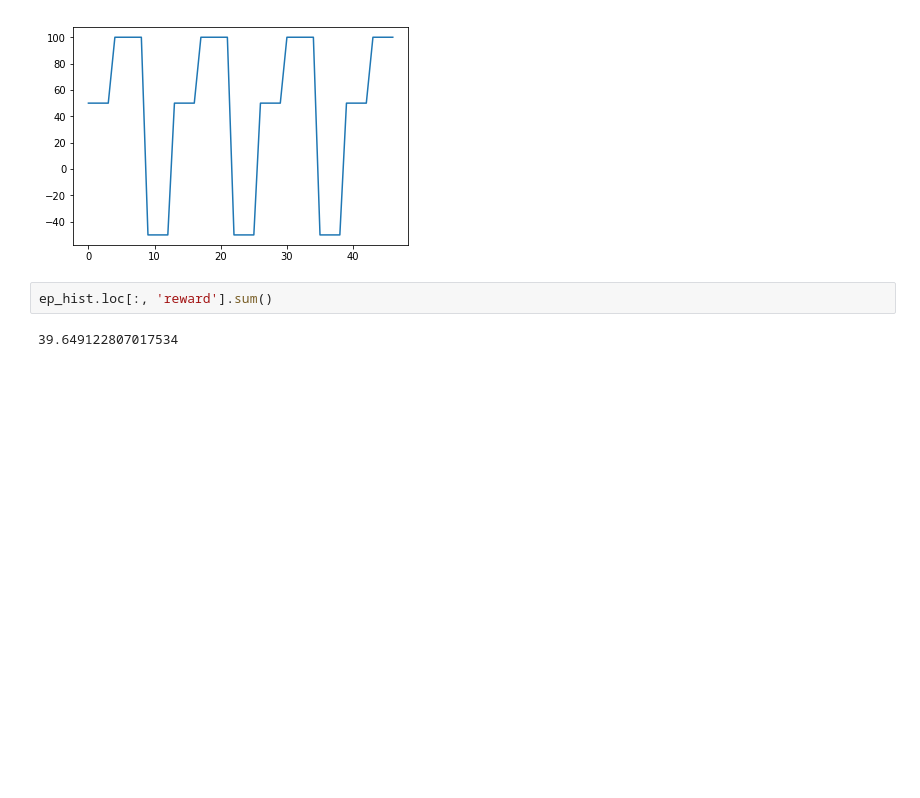
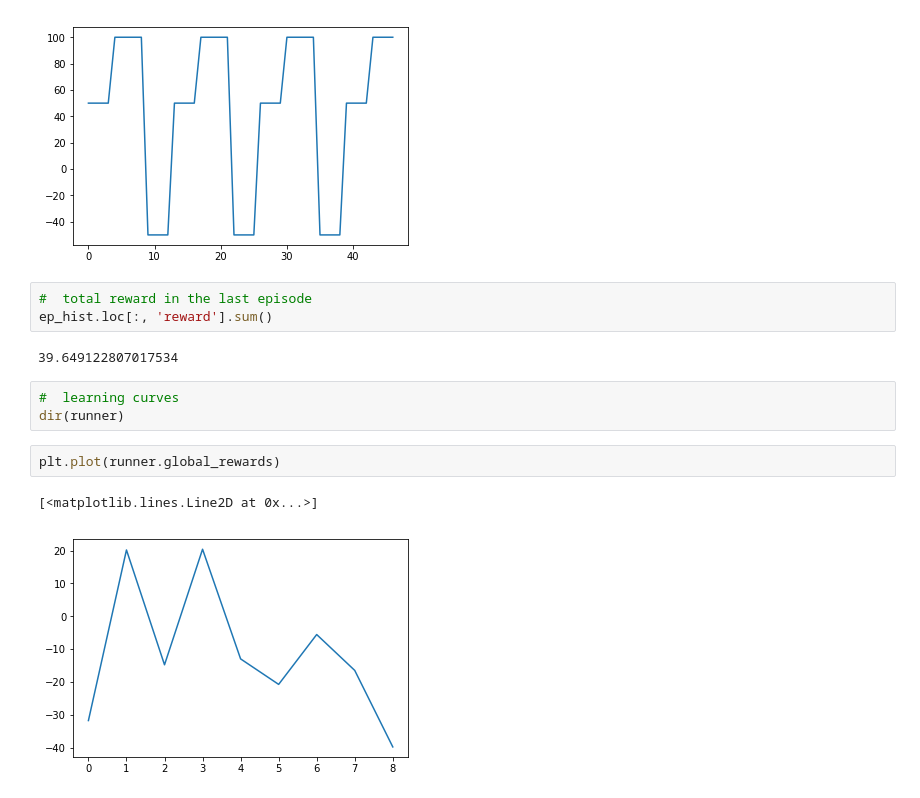
Before and after one commit to ADGEfficiency/energy-py, a Jupyter notebook: notebooks/examples/Q_learning_battery.ipynb, the cells around one changed output. Drawn from its saved outputs; the diff is of its cells as text; blank space fills up the shorter version.

```diff
--- a/notebooks/examples/Q_learning_battery.ipynb
+++ b/notebooks/examples/Q_learning_battery.ipynb
@@ -147,7 +143,16 @@ plt.plot(ep_hist.loc[:, 'electricity_price'])
 # %% [output]
 [<matplotlib.lines.Line2D at 0x...>]
 [figure]
-# %%
-ep_hist.loc[:, 'reward'].sum()
-# %% [output]
-39.649122807017534
+# %%
+#  total reward in the last episode
+ep_hist.loc[:, 'reward'].sum()
+# %% [output]
+39.649122807017534
+# %%
+#  learning curves
+dir(runner)
+# %%
+plt.plot(runner.global_rewards)
+# %% [output]
+[<matplotlib.lines.Line2D at 0x...>]
+[figure, added]
```
Also changed, not shown: parts of 5 cells of this notebook, 6 other files.
